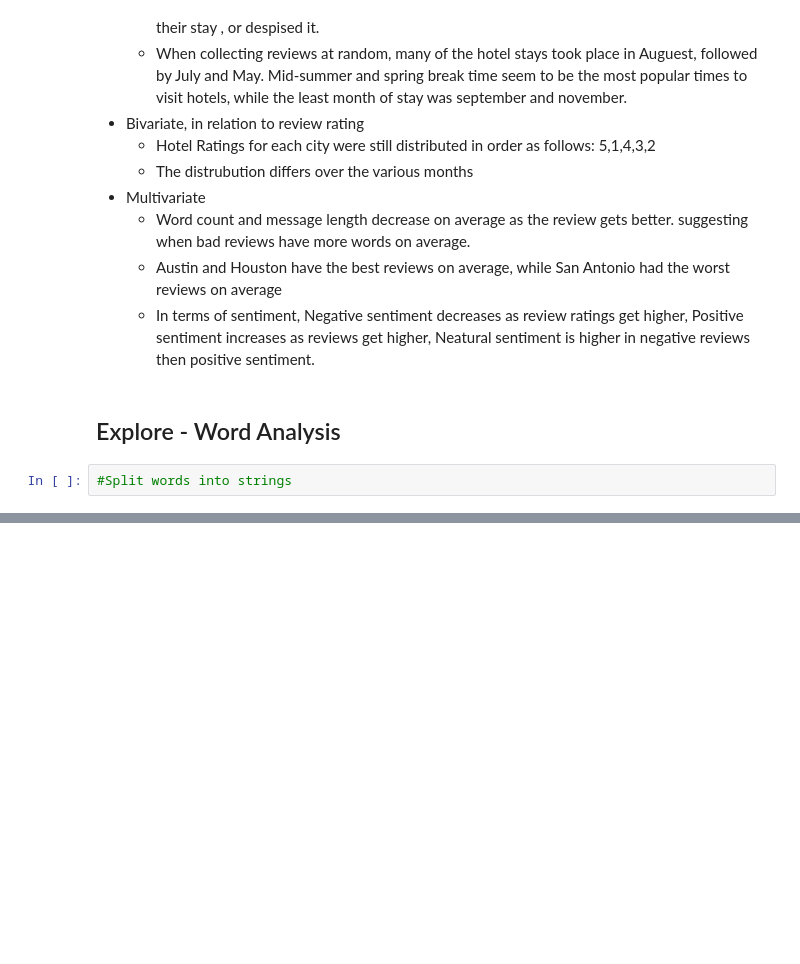
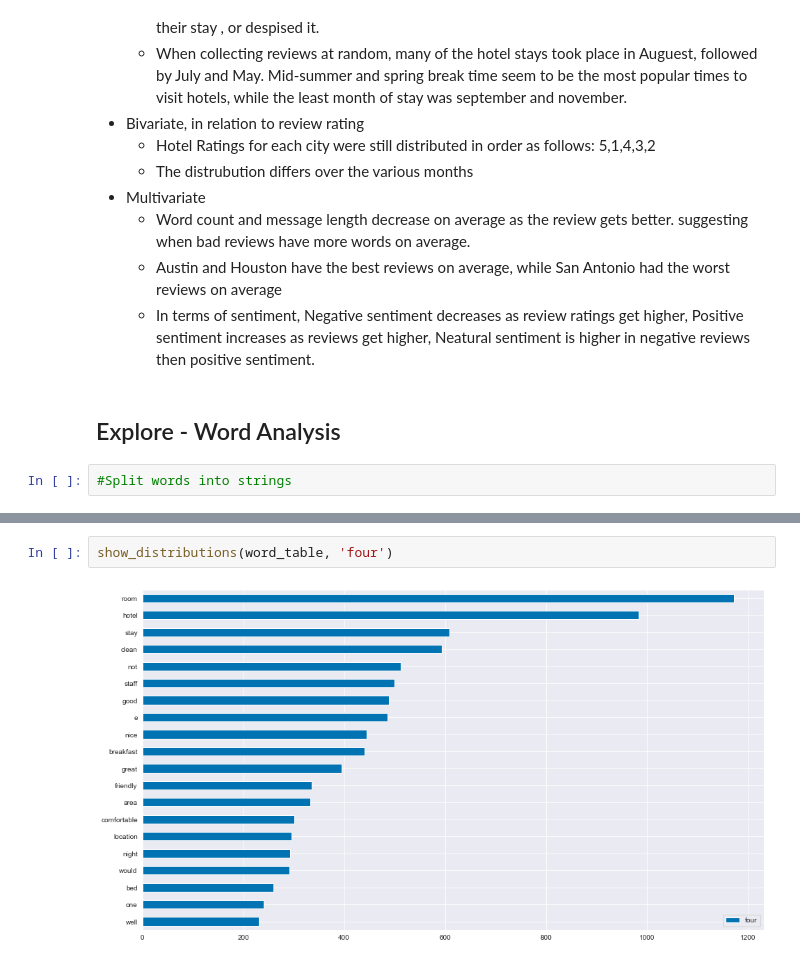
Before and after one commit to carterrxavier/Project_Rate_my_review, a Jupyter notebook: initial_notebook.ipynb, the cells around one changed output, grey strips where cells are left out. Drawn from its saved outputs; the diff is of its cells as text; blank space fills up the shorter version.

```diff
--- a/initial_notebook.ipynb
+++ b/initial_notebook.ipynb
@@ -305,0 +333,4 @@ Length: 16678, dtype: int64
+# %%
+show_distributions(word_table, 'four')
+# %% [output]
+[figure, added]
```
Also changed, not shown: parts of 22 cells of this notebook, 1 other file.
